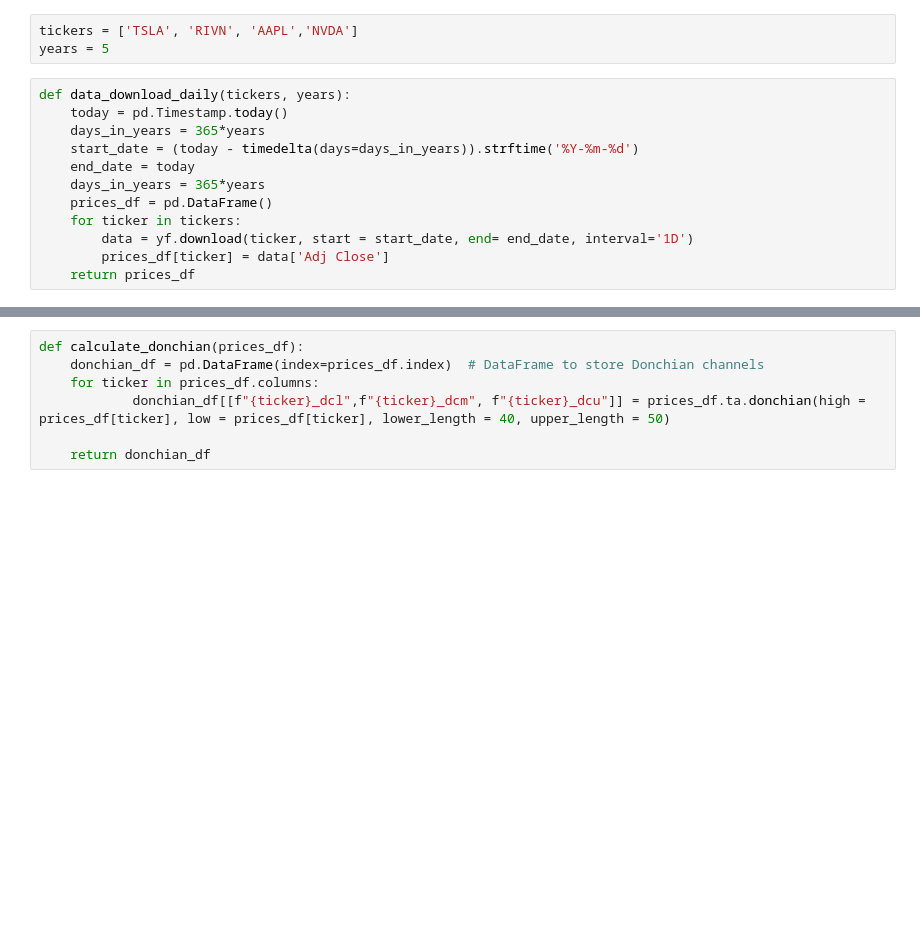
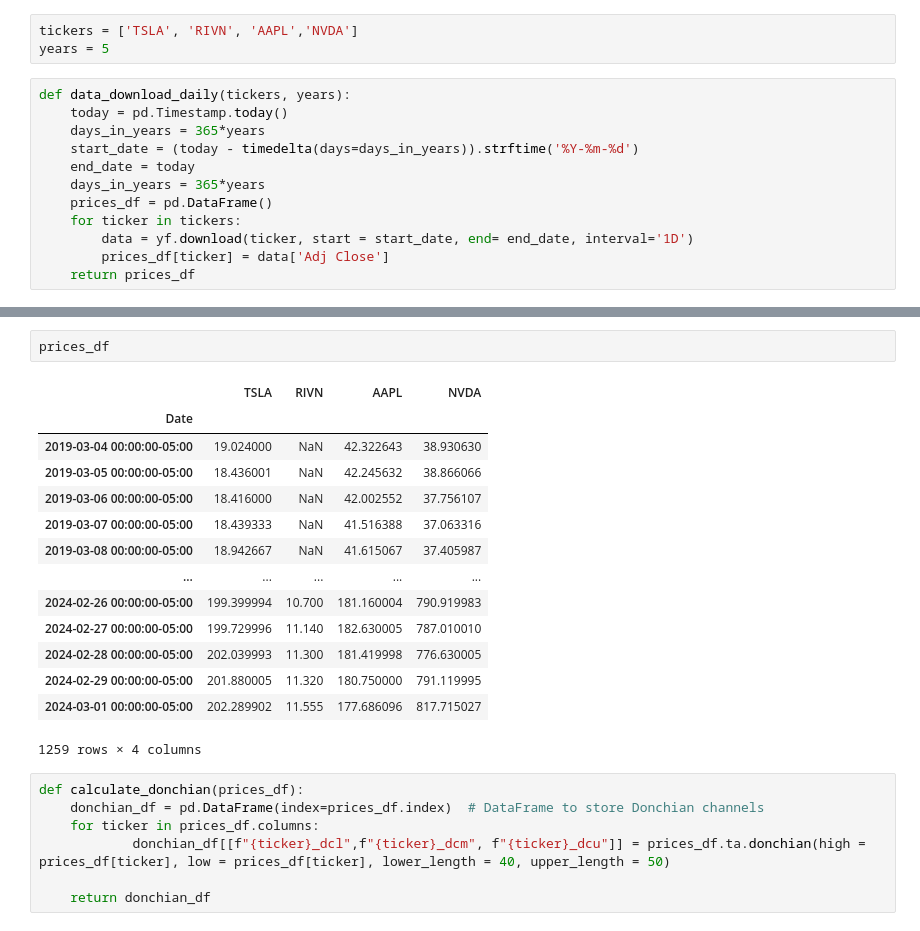
Before and after one commit to mglaz/mail_stock_news, a Jupyter notebook: backtesting.ipynb, the cells around one changed output, grey strips where cells are left out. Saved outputs shown, nothing was run; the diff lists cells and outputs as text; blank space fills up the shorter version.

```diff
--- a/backtesting.ipynb
+++ b/backtesting.ipynb
@@ -52,3 +69,20 @@ my_strat
+# %%
+prices_df
+# %% [output]
+|  | TSLA | RIVN | AAPL | NVDA |
+| Date |  |  |  |  |
+| 2019-03-04 00:00:00-05:00 | 19.024000 | NaN | 42.322643 | 38.930630 |
+| 2019-03-05 00:00:00-05:00 | 18.436001 | NaN | 42.245632 | 38.866066 |
+| 2019-03-06 00:00:00-05:00 | 18.416000 | NaN | 42.002552 | 37.756107 |
+| 2019-03-07 00:00:00-05:00 | 18.439333 | NaN | 41.516388 | 37.063316 |
+| 2019-03-08 00:00:00-05:00 | 18.942667 | NaN | 41.615067 | 37.405987 |
+| ... | ... | ... | ... | ... |
+| 2024-02-26 00:00:00-05:00 | 199.399994 | 10.700 | 181.160004 | 790.919983 |
+| 2024-02-27 00:00:00-05:00 | 199.729996 | 11.140 | 182.630005 | 787.010010 |
+| 2024-02-28 00:00:00-05:00 | 202.039993 | 11.300 | 181.419998 | 776.630005 |
+| 2024-02-29 00:00:00-05:00 | 201.880005 | 11.320 | 180.750000 | 791.119995 |
+| 2024-03-01 00:00:00-05:00 | 202.289902 | 11.555 | 177.686096 | 817.715027 |
+1259 rows × 4 columns
 # %%
 def calculate_donchian(prices_df):
     donchian_df = pd.DataFrame(index=prices_df.index)  # DataFrame to store Donchian channels
```
Also changed, not shown: parts of 11 cells of this notebook, 1 other file.
